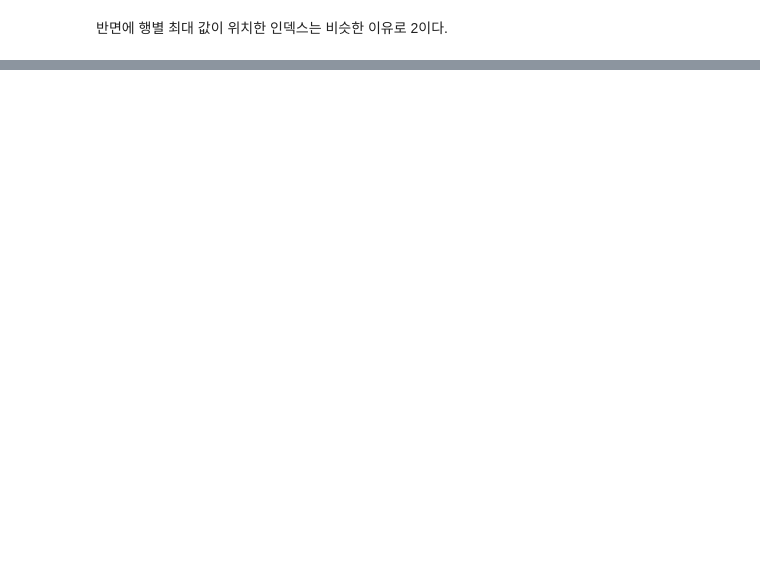
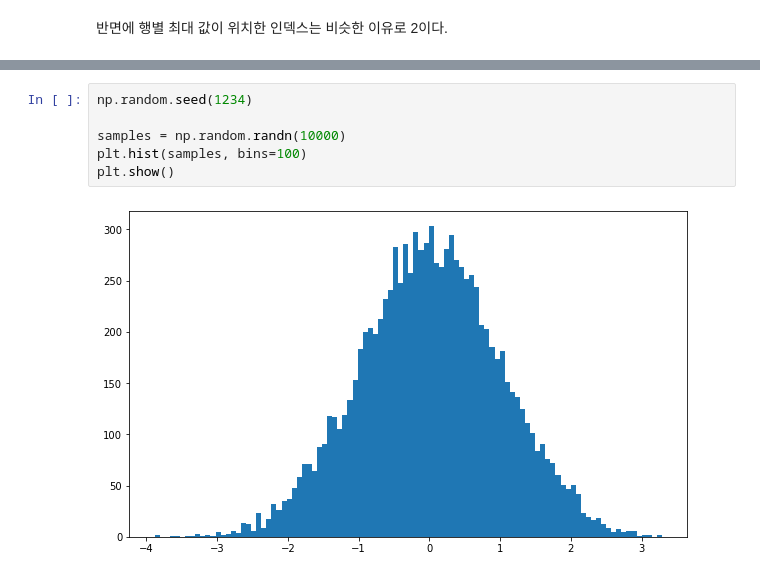
Before and after one commit to codingalzi/pydata, a Jupyter notebook: notebooks/pydata04-numpy-basics-3.ipynb, the cells around one changed output, grey strips where cells are left out. Drawn from its saved outputs; the diff is of its cells as text; blank space fills up the shorter version.

```diff
--- a/notebooks/pydata04-numpy-basics-3.ipynb
+++ b/notebooks/pydata04-numpy-basics-3.ipynb
@@ -586,0 +753,8 @@ array([2, 2], dtype=int64)
+# %%
+np.random.seed(1234)
+
+samples = np.random.randn(10000)
+plt.hist(samples, bins=100)
+plt.show()
+# %% [output]
+[figure, added]
```
Also changed, not shown: parts of 60 cells of this notebook, 5 other files.
